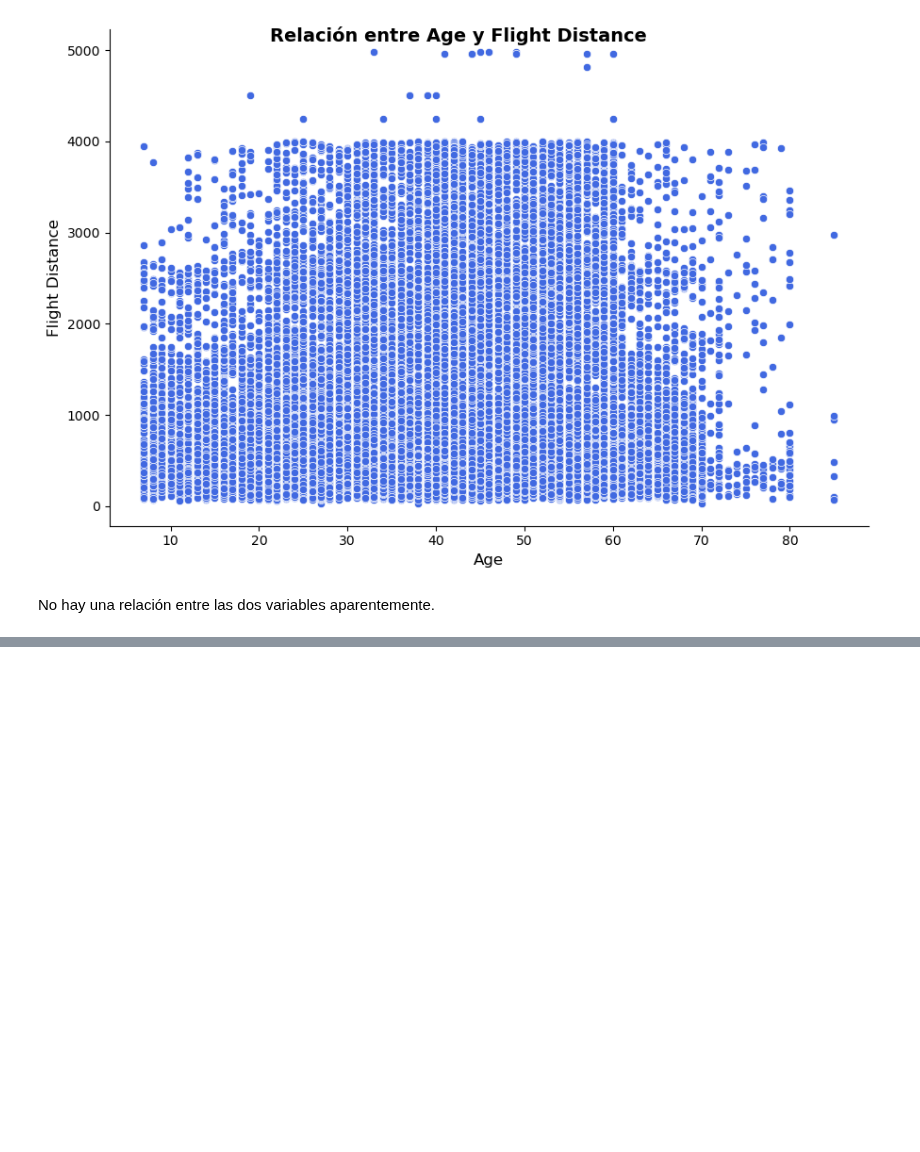
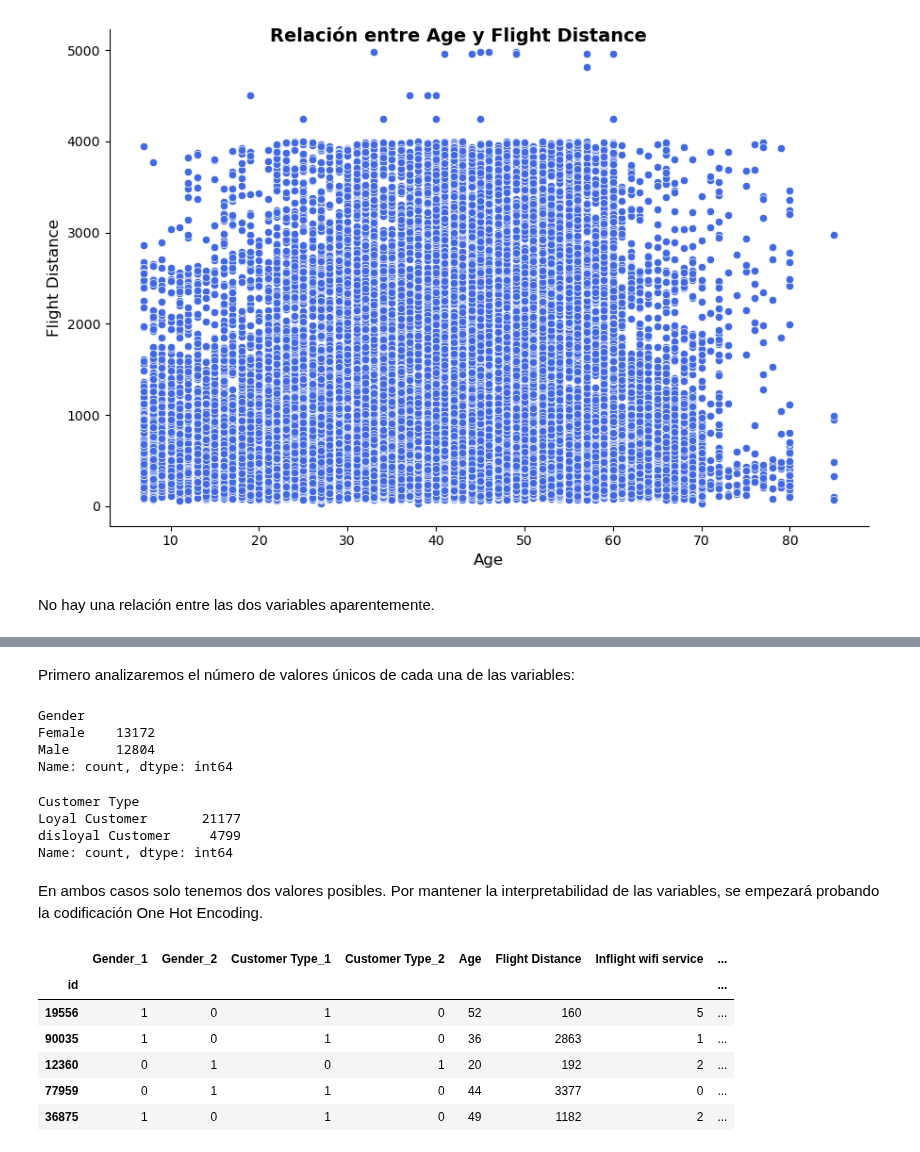
Before and after one commit to GOIH/MineriaDatos, a Jupyter notebook: analisis.ipynb, the cells around one changed output, grey strips where cells are left out. Saved outputs shown, nothing was run; the diff lists cells and outputs as text; code cells hidden in the pictures; blank space fills up the shorter version.

Commit message:
Transformación de variables categóricas a numéricas hecha.

```diff
--- a/analisis.ipynb
+++ b/analisis.ipynb
@@ -133,0 +152,30 @@ No hay una relación entre las dos variables aparentemente.
+# %% [markdown]
+Primero analizaremos el número de valores únicos de cada una de las variables:
+# %%
+X["Gender"].value_counts()
+# %% [output]
+Gender
+Female    13172
+Male      12804
+Name: count, dtype: int64
+# %%
+X["Customer Type"].value_counts()
+# %% [output]
+Customer Type
+Loyal Customer       21177
+disloyal Customer     4799
+Name: count, dtype: int64
+# %% [markdown]
+En ambos casos solo tenemos dos valores posibles. Por mantener la interpretabilidad de las variables, se empezará probando la codificación One Hot Encoding.
+# %%
+ohe_encoder = ce.OneHotEncoder(cols=['Gender', 'Customer Type'])
+X_transformed = ohe_encoder.fit_transform(X)
+X_transformed.head()
+# %% [output]
+|  | Gender_1 | Gender_2 | Customer Type_1 | Customer Type_2 | Age | Flight Distance | Inflight wifi service | ... |
+| id |  |  |  |  |  |  |  | ... |
+| 19556 | 1 | 0 | 1 | 0 | 52 | 160 | 5 | ... |
+| 90035 | 1 | 0 | 1 | 0 | 36 | 2863 | 1 | ... |
+| 12360 | 0 | 1 | 0 | 1 | 20 | 192 | 2 | ... |
+| 77959 | 0 | 1 | 1 | 0 | 44 | 3377 | 0 | ... |
+| 36875 | 1 | 0 | 1 | 0 | 49 | 1182 | 2 | ... |
```
Also changed, not shown: parts of 11 cells of this notebook.
